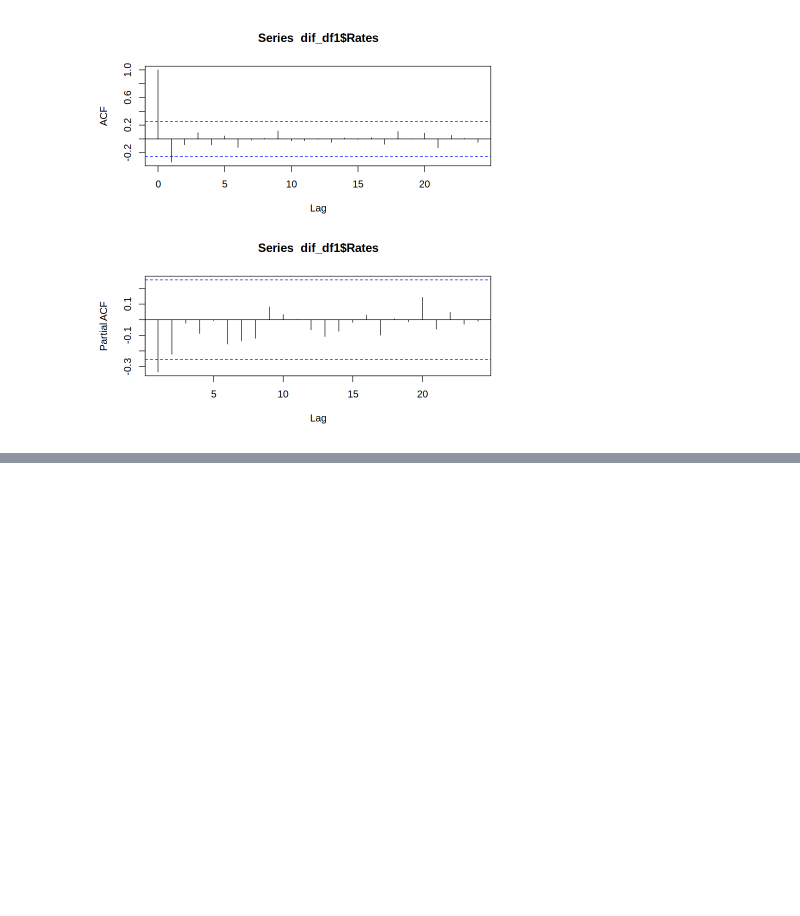
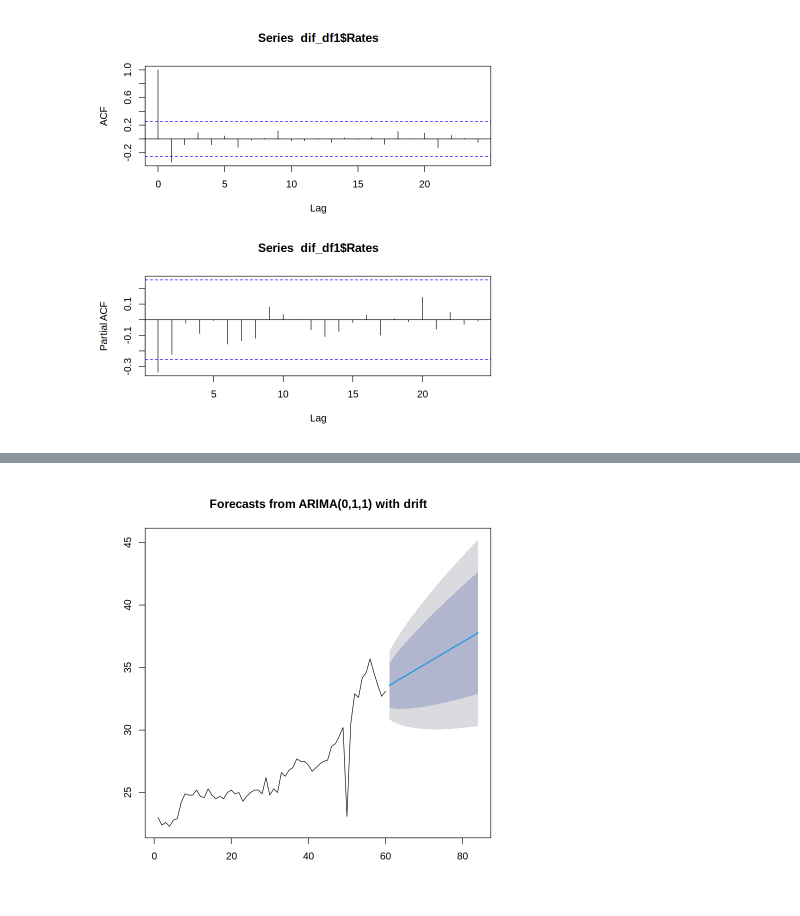
Before and after one commit to mngadilinda/Unemployment_SARIMA, a Jupyter notebook: Unemployement SARIMA.ipynb, the cells around one changed output, grey strips where cells are left out. Saved outputs shown, nothing was run; the diff lists cells and outputs as text; code cells hidden in the pictures; blank space fills up the shorter version.

```diff
--- a/Unemployement SARIMA.ipynb
+++ b/Unemployement SARIMA.ipynb
@@ -93,0 +111,6 @@ model <- auto.arima(df$Rates)
+# %%
+model_pred <- forecast(model, h=24)
+# %%
+plot(model_pred)
+# %% [output]
+[figure, added]
```
Also changed, not shown: parts of 6 cells of this notebook.
